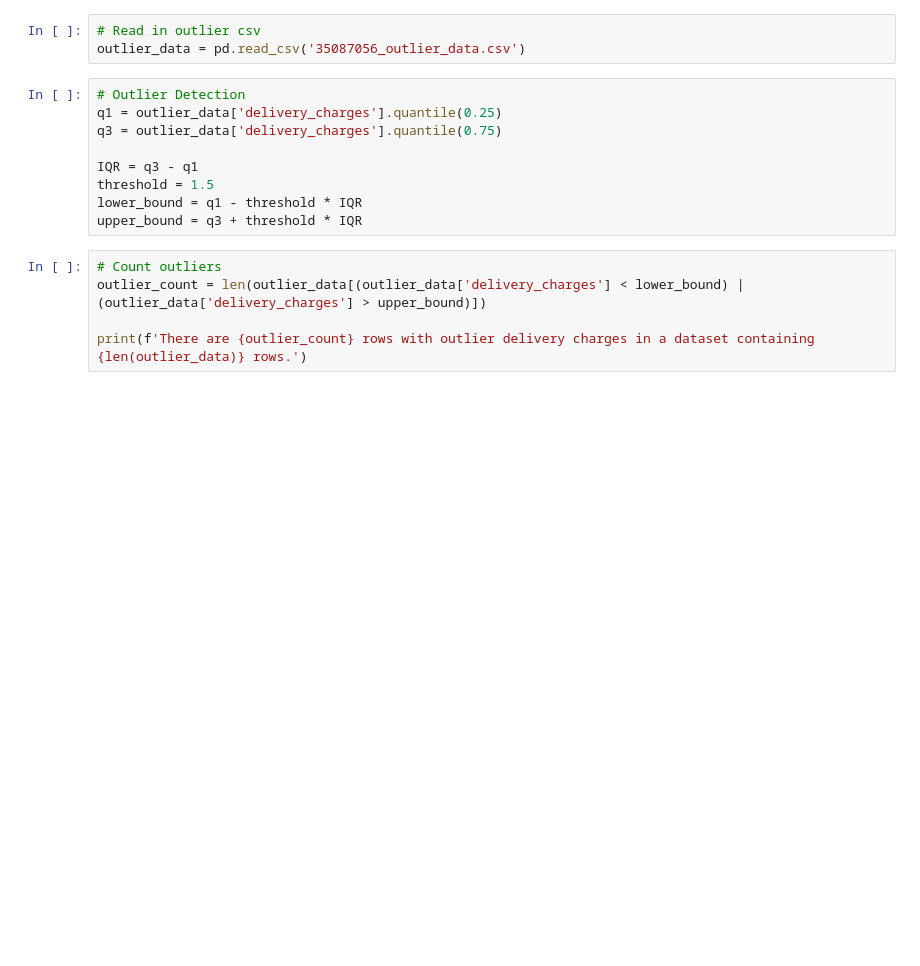
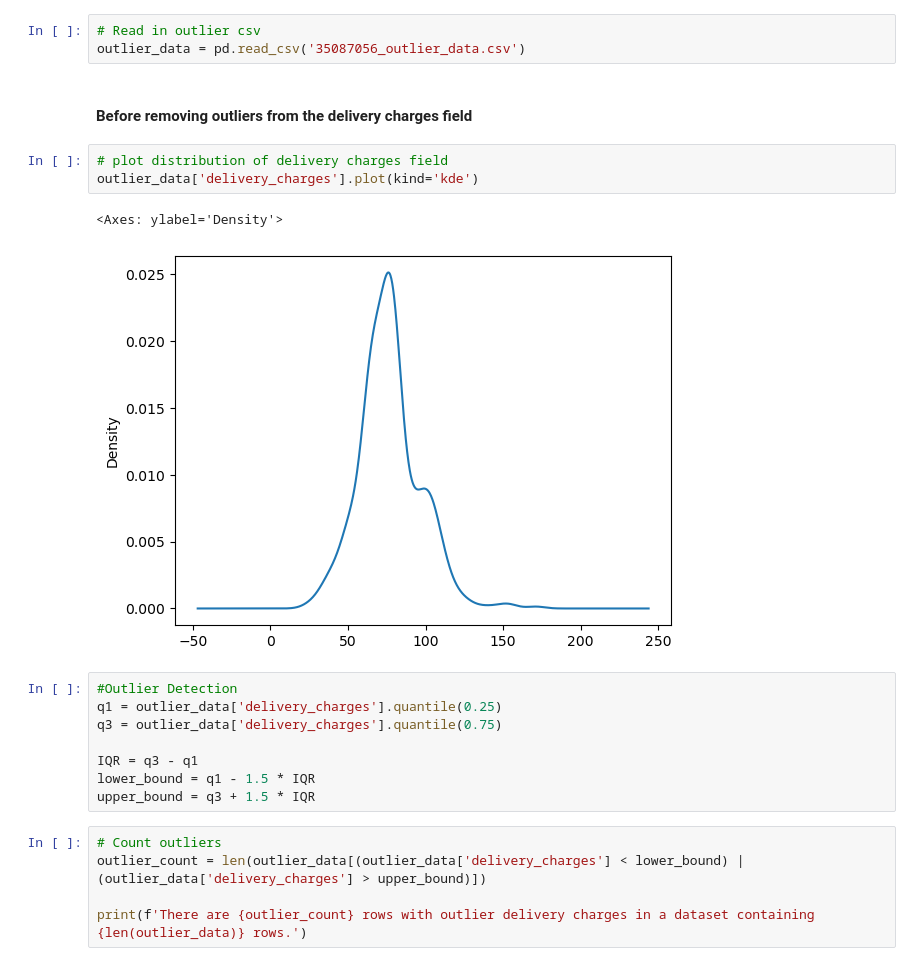
Before and after one commit to MathiasHMorgan/Data-Wrangling-Project, a Jupyter notebook: 35087056_ass2.ipynb, the cells around one changed output. Cells and saved outputs as stored; diff of their text form; blank space fills up the shorter version.

```diff
--- a/35087056_ass2.ipynb
+++ b/35087056_ass2.ipynb
@@ -305,15 +305,22 @@ dirty_data.to_csv('35087056_dirty_data_solution.csv')
 # %%
 # Read in outlier csv
 outlier_data = pd.read_csv('35087056_outlier_data.csv')
+# %% [markdown]
+#### Before removing outliers from the delivery charges field
+# %%
+# plot distribution of delivery charges field
+outlier_data['delivery_charges'].plot(kind='kde')
+# %% [output]
+<Axes: ylabel='Density'>
+[figure, added]
 # %%
-# Outlier Detection
+#Outlier Detection
 q1 = outlier_data['delivery_charges'].quantile(0.25)
 q3 = outlier_data['delivery_charges'].quantile(0.75)
 
 IQR = q3 - q1
-threshold = 1.5
-lower_bound = q1 - threshold * IQR
-upper_bound = q3 + threshold * IQR
+lower_bound = q1 - 1.5 * IQR
+upper_bound = q3 + 1.5 * IQR
 # %%
 # Count outliers
 outlier_count = len(outlier_data[(outlier_data['delivery_charges'] < lower_bound) | (outlier_data['delivery_charges'] > upper_bound)])
```
Also changed, not shown: parts of 7 cells of this notebook, 2 other files.
